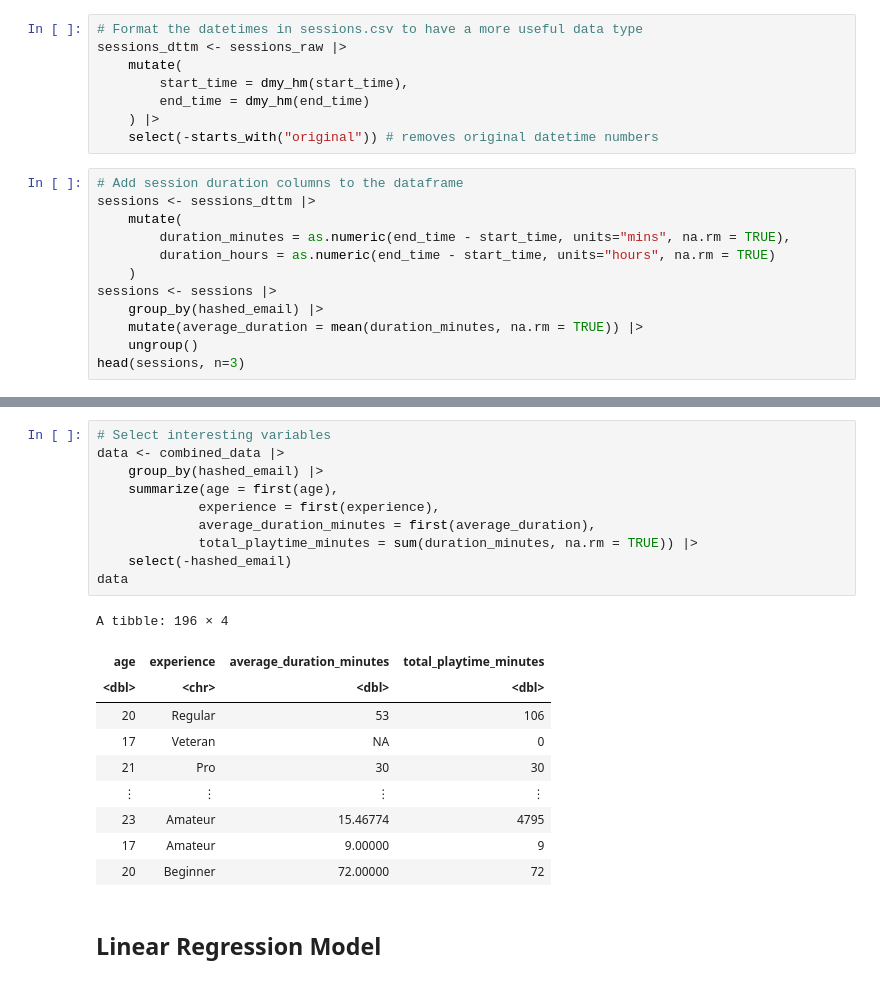
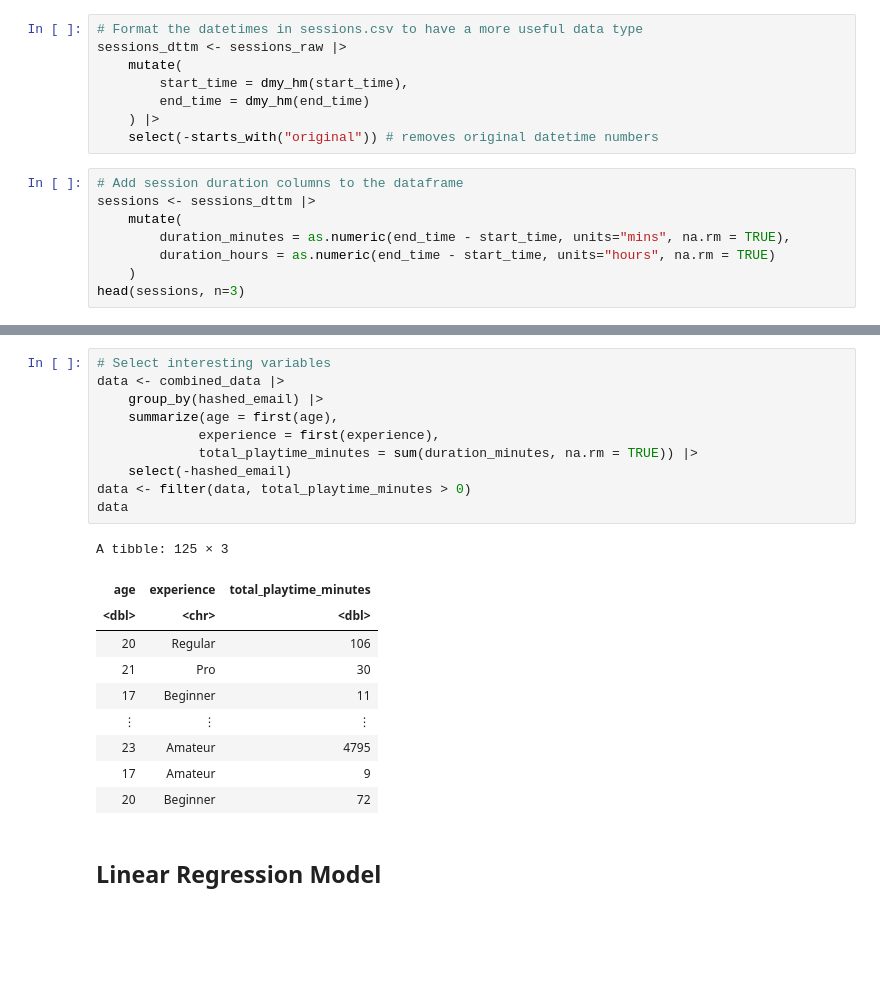
Before and after one commit to arevaura/dsci-100-2024w2-group-9, a Jupyter notebook: DSCI 100 007 - Group 9 Final Report.ipynb, the cells around one changed output, grey strips where cells are left out. Saved outputs shown, nothing was run; the diff lists cells and outputs as text; blank space fills up the shorter version.

Commit message:
Changed variables
Removed the average session duration variable.

```diff
--- a/DSCI 100 007 - Group 9 Final Report.ipynb
+++ b/DSCI 100 007 - Group 9 Final Report.ipynb
@@ -185,9 +203,5 @@ sessions <- sessions_dttm |>
         duration_minutes = as.numeric(end_time - start_time, units="mins", na.rm = TRUE),
         duration_hours = as.numeric(end_time - start_time, units="hours", na.rm = TRUE)
     )
-sessions <- sessions |>
-    group_by(hashed_email) |>
-    mutate(average_duration = mean(duration_minutes, na.rm = TRUE)) |>
-    ungroup()
 head(sessions, n=3)
 # %% [output]
@@ -211,24 +225,24 @@ A tibble: 3 × 12
 # %%
 # Select interesting variables
 data <- combined_data |>
     group_by(hashed_email) |>
     summarize(age = first(age),
              experience = first(experience),
-             average_duration_minutes = first(average_duration),
              total_playtime_minutes = sum(duration_minutes, na.rm = TRUE)) |>
     select(-hashed_email)
+data <- filter(data, total_playtime_minutes > 0)
 data
 # %% [output]
-A tibble: 196 × 4
+A tibble: 125 × 3
-| age | experience | average_duration_minutes | total_playtime_minutes |
-| <dbl> | <chr> | <dbl> | <dbl> |
-| 20 | Regular | 53 | 106 |
-| 17 | Veteran | NA | 0 |
-| 21 | Pro | 30 | 30 |
-| ⋮ | ⋮ | ⋮ | ⋮ |
-| 23 | Amateur | 15.46774 | 4795 |
-| 17 | Amateur | 9.00000 | 9 |
-| 20 | Beginner | 72.00000 | 72 |
+| age | experience | total_playtime_minutes |
+| <dbl> | <chr> | <dbl> |
+| 20 | Regular | 106 |
+| 21 | Pro | 30 |
+| 17 | Beginner | 11 |
+| ⋮ | ⋮ | ⋮ |
+| 23 | Amateur | 4795 |
+| 17 | Amateur | 9 |
+| 20 | Beginner | 72 |
 # %% [markdown]
 ## Linear Regression Model
 # %%
```
Also changed, not shown: parts of 7 cells of this notebook.
